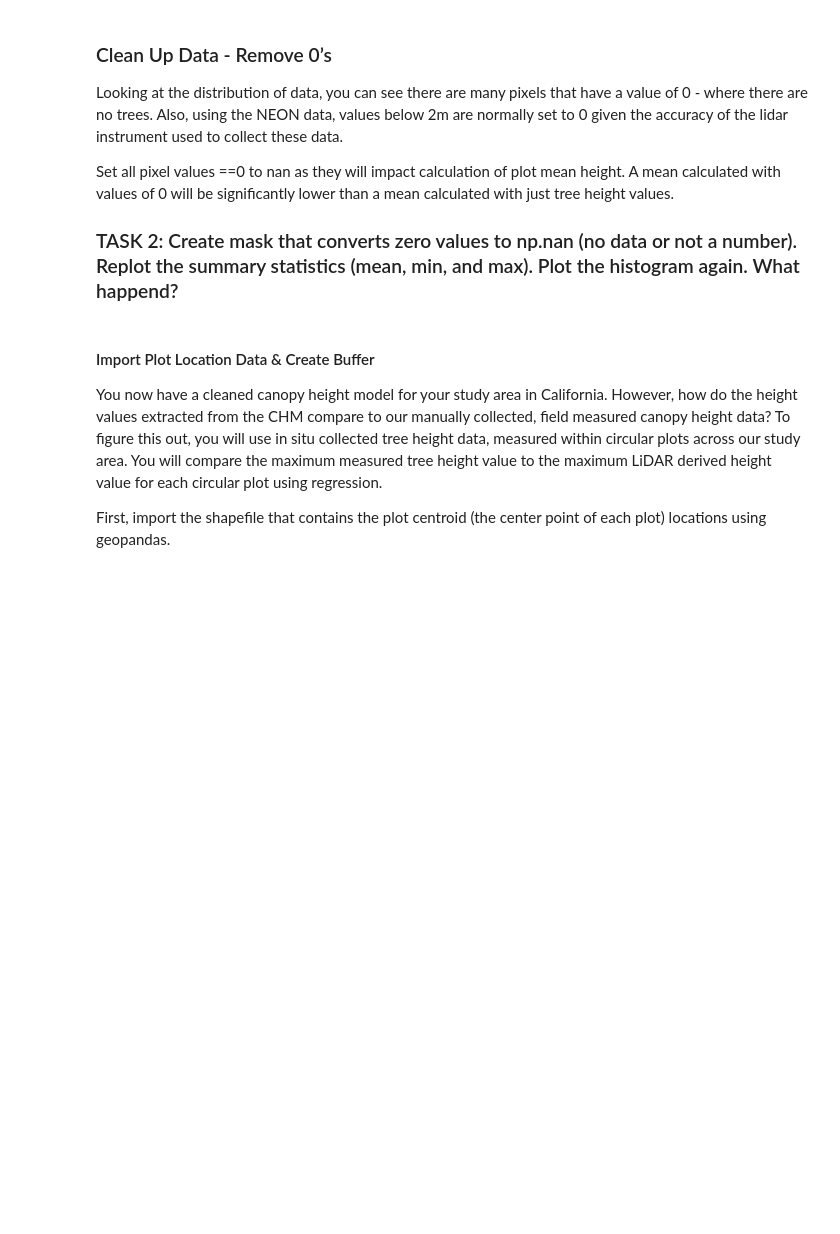
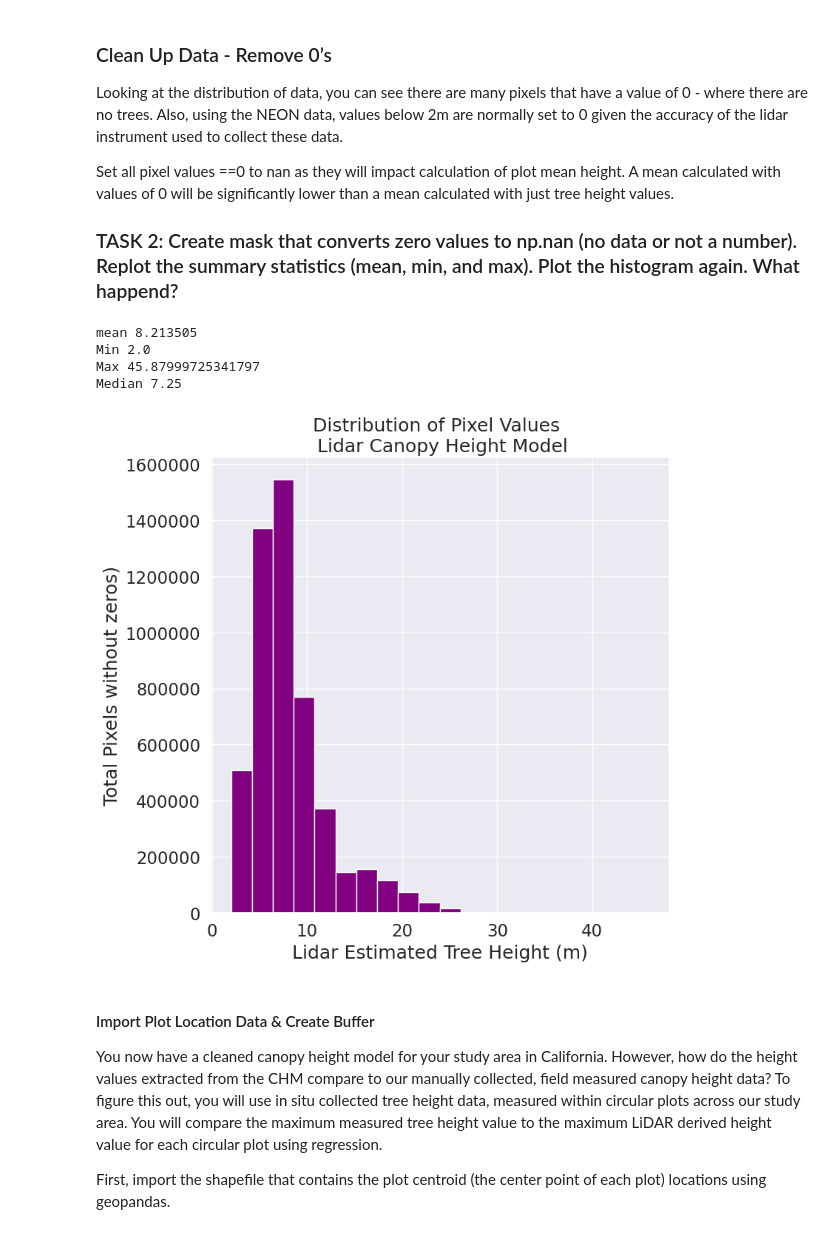
Before and after one commit to xjiao01/EnvDatSci, a Jupyter notebook: CodeSprints/regression101.ipynb, the cells around one changed output. Cells and saved outputs as stored; diff of their text form; code cells hidden in the pictures; blank space fills up the shorter version.

```diff
--- a/CodeSprints/regression101.ipynb
+++ b/CodeSprints/regression101.ipynb
@@ -151,8 +179,29 @@ Set all pixel values ==0 to nan as they will impact calculation of plot mean hei
 sjer_chm_data_no_zeros = sjer_chm_data.where(sjer_chm_data != 0, np.nan)
 
 # Task 2: view summary statistics of canopy height model after cleaning up the data
+# %%
+print("Mean", sjer_chm_data_no_zeros.mean().values)
+print("Min", sjer_chm_data_no_zeros.min().values)
+print("Max", sjer_chm_data_no_zeros.max().values)
+print("Median", sjer_chm_data_no_zeros.median().values)
+# %% [output]
+mean 8.213505
+Min 2.0
+Max 45.87999725341797
+Median 7.25
 # %%
 # Task 2: view histogram of canopy height model after cleaning up the data
+# %%
+ax_no_zeros = ep.hist(sjer_chm_data_no_zeros.values,
+                      figsize=(8,8),
+                      colors='purple',
+                      xlabel='Lidar Estimated Tree Height (m)',
+                      ylabel='Total Pixels without zeros)',
+                      title='Distribution of Pixel Values \n Lidar Canopy Height Model')
+#ax_no_zeros[1].ticklabel_format(useOffset=False,
+#                               style='plain')
+# %% [output]
+[figure, added]
 # %% [markdown]
 #### Import Plot Location Data & Create Buffer
 You now have a cleaned canopy height model for your study area in California. However, how do the height values extracted from the CHM compare to our manually collected, field measured canopy height data? To figure this out, you will use in situ collected tree height data, measured within circular plots across our study area. You will compare the maximum measured tree height value to the maximum LiDAR derived height value for each circular plot using regression.
```
Also changed, not shown: parts of 12 cells of this notebook.
